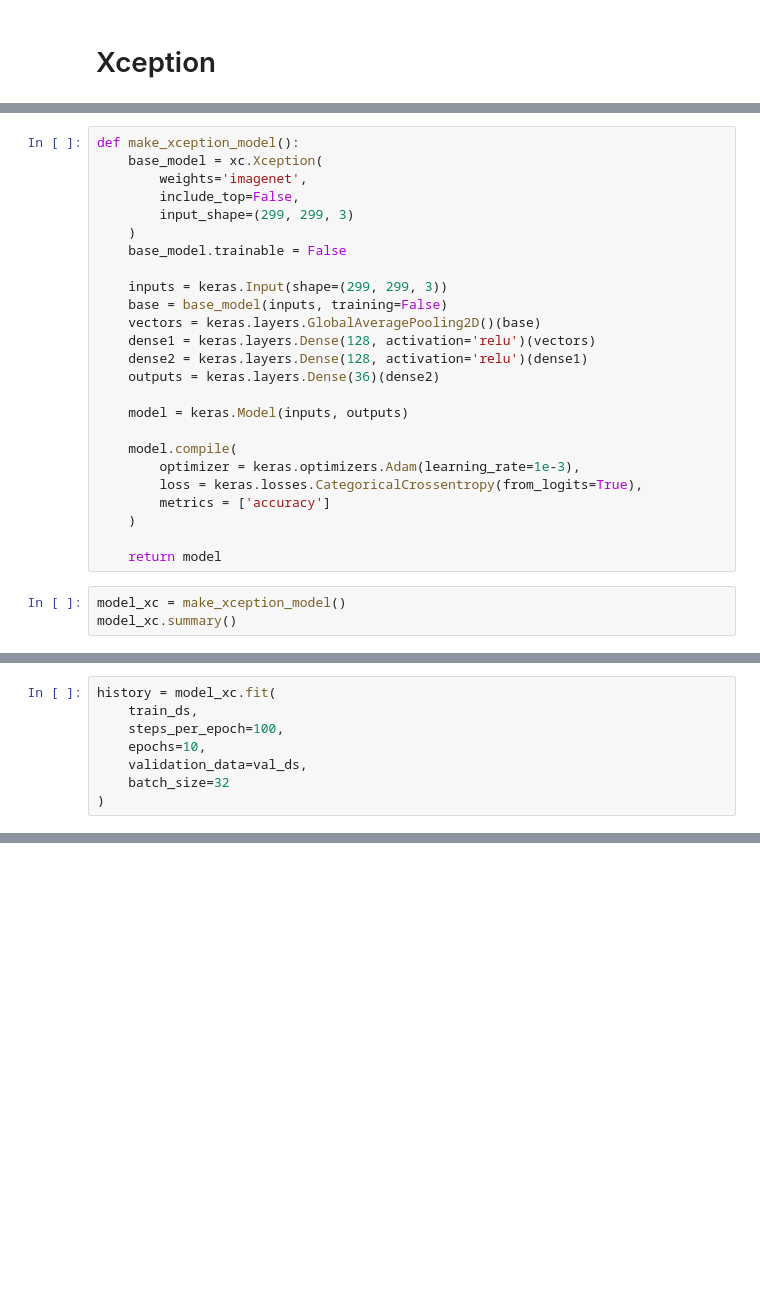
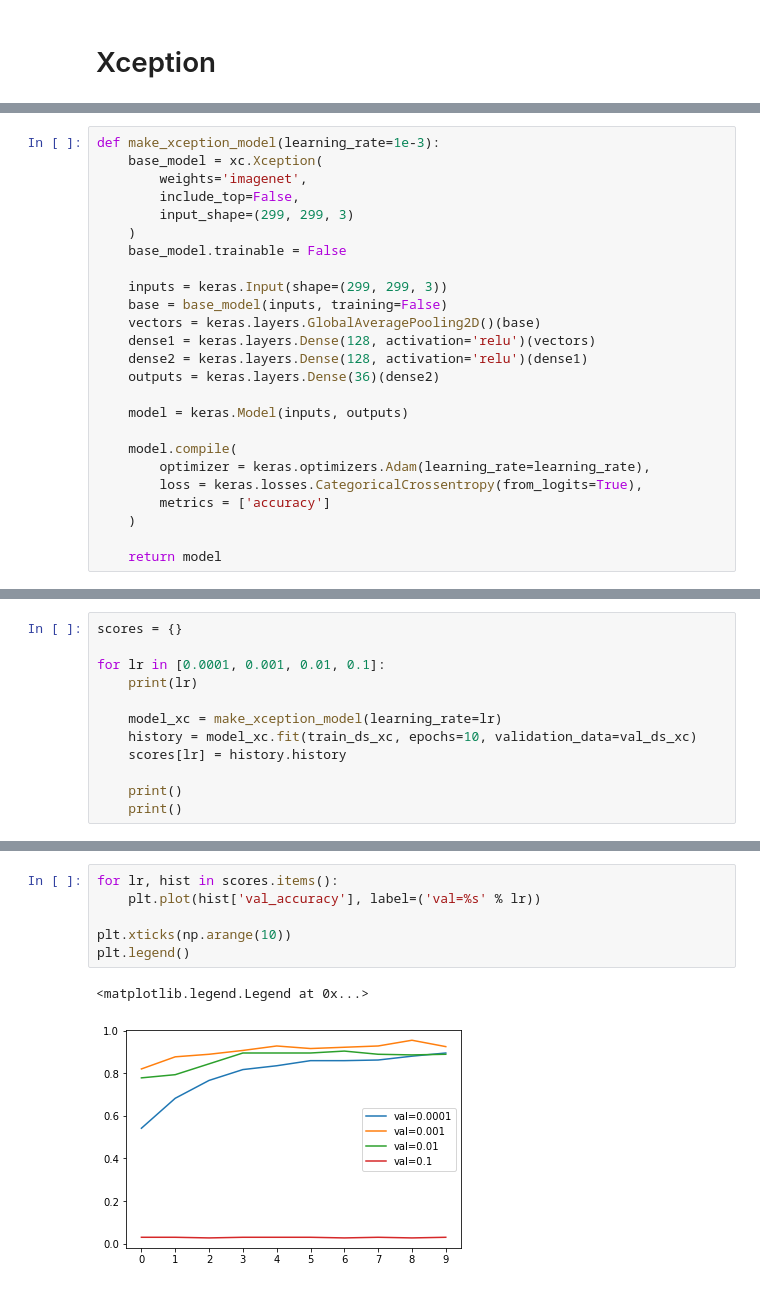
Before and after one commit to ziritrion/ml-zoomcamp, a Jupyter notebook: 12_project/notebook_veggies.ipynb, the cells around one changed output, grey strips where cells are left out. Cells and saved outputs as stored; diff of their text form; blank space fills up the shorter version.

Commit message:
Finish model training

```diff
--- a/12_project/notebook_veggies.ipynb
+++ b/12_project/notebook_veggies.ipynb
@@ -308,7 +317,7 @@ val_ds = val_gen.flow_from_dataframe(
 Found 3193 validated image filenames belonging to 36 classes.
 Found 334 validated image filenames belonging to 36 classes.
 # %%
-def make_xception_model():
+def make_xception_model(learning_rate=1e-3):
     base_model = xc.Xception(
         weights='imagenet',
         include_top=False,
@@ -326,12 +335,9 @@ def make_xception_model():
     model = keras.Model(inputs, outputs)
 
     model.compile(
-        optimizer = keras.optimizers.Adam(learning_rate=1e-3),
+        optimizer = keras.optimizers.Adam(learning_rate=learning_rate),
         loss = keras.losses.CategoricalCrossentropy(from_logits=True),
         metrics = ['accuracy']
     )
 
     return model
-# %%
-model_xc = make_xception_model()
-model_xc.summary()
@@ -361,8 +343,0 @@ _________________________________________________________________
-# %%
-history = model_xc.fit(
-    train_ds,
-    steps_per_epoch=100,
-    epochs=10,
-    validation_data=val_ds,
-    batch_size=32
-)
@@ -384,0 +346,12 @@ KeyboardInterrupt:
+# %%
+scores = {}
+
+for lr in [0.0001, 0.001, 0.01, 0.1]:
+    print(lr)
+
+    model_xc = make_xception_model(learning_rate=lr)
+    history = model_xc.fit(train_ds_xc, epochs=10, validation_data=val_ds_xc)
+    scores[lr] = history.history
+
+    print()
+    print()
@@ -384,0 +376,9 @@ KeyboardInterrupt:
+# %%
+for lr, hist in scores.items():
+    plt.plot(hist['val_accuracy'], label=('val=%s' % lr))
+
+plt.xticks(np.arange(10))
+plt.legend()
+# %% [output]
+<matplotlib.legend.Legend at 0x...>
+[figure, added]
```
Also changed, not shown: parts of 54 cells of this notebook.
